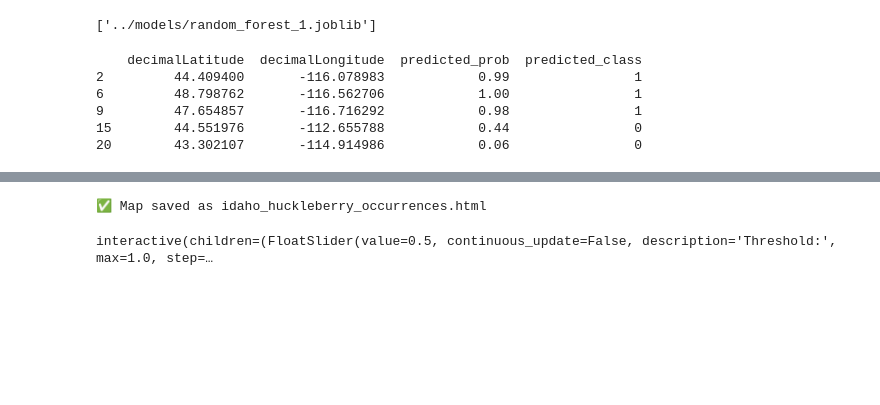
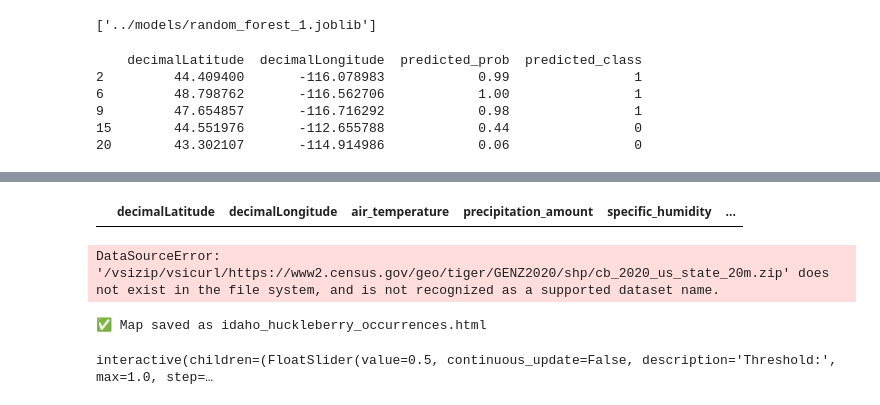
Before and after one commit to BOYSABIO/Huckleberry-Habitat-Suitability-Model, a Jupyter notebook: notebooks/Huckleberry.ipynb, the cells around one changed output, grey strips where cells are left out. Drawn from its saved outputs; the diff is of its cells as text; code cells hidden in the pictures; blank space fills up the shorter version.

```diff
--- a/notebooks/Huckleberry.ipynb
+++ b/notebooks/Huckleberry.ipynb
@@ -1446,3 +1530,61 @@ print(idaho_df[['decimalLatitude', 'decimalLongitude', 'predicted_prob', 'predic
+# %%
+idaho_df[idaho_df['predicted_prob'] > 0.5]
+# %% [output]
+|  | decimalLatitude | decimalLongitude | air_temperature | precipitation_amount | specific_humidity | ... |
+# %%
+import folium
+import os
+import geopandas as gpd
+from shapely.geometry import Point
+
+# Get Idaho state boundary from geopandas
+states = gpd.read_file('https://www2.census.gov/geo/tiger/GENZ2020/shp/cb_2020_us_state_20m.zip')
+idaho = states[states['STUSPS'] == 'ID']
+
+# Create a GeoDataFrame from the occurrences
+geometry = [Point(xy) for xy in zip(idaho_df['decimalLongitude'], idaho_df['decimalLatitude'])]
+points_gdf = gpd.GeoDataFrame(idaho_df, geometry=geometry)
+
+# Spatial join to get only points within Idaho
+idaho_points = gpd.sjoin(points_gdf, idaho, how='inner', predicate='within')
+
+# Filter to only actual occurrences
+occurrences_df = idaho_points[idaho_points['occurrence'] == 1]
+
+# Center the map on Idaho
+center_lat, center_lon = 44.0682, -114.7420
+m = folium.Map(location=[center_lat, center_lon], zoom_start=6, tiles='cartodbpositron')
+
+# Add Idaho state boundary
+folium.GeoJson(
+    idaho.__geo_interface__,
+    style_function=lambda x: {
+        'color': 'black',
+        'weight': 2,
+        'fillOpacity': 0
+    }
+).add_to(m)
+
+# Add occurrence points (only where occurrence == 1)
+for _, row in occurrences_df.iterrows():
+    folium.CircleMarker(
+        location=[row['decimalLatitude'], row['decimalLongitude']],
+        radius=4,
+        color='green',
+        fill=True,
+        fill_opacity=0.8,
+        popup=f"Pred: {row['predicted_prob']:.2f}"
+    ).add_to(m)
+
+# Create output directory if it doesn't exist
+os.makedirs('../outputs', exist_ok=True)
+
+# Save the map
+output_path = '../outputs/idaho_huckleberry_occurrences_from_enriched.html'
+m.save(output_path)
+print(f"✅ Map saved as {output_path}")
+# %% [output]
+DataSourceError: '/vsizip/vsicurl/https://www2.census.gov/geo/tiger/GENZ2020/shp/cb_2020_us_state_20m.zip' does not exist in the file system, and is not recognized as a supported dataset name.
 # %%
 import folium
 
```
Also changed, not shown: parts of 5 cells of this notebook, 41 other files.
